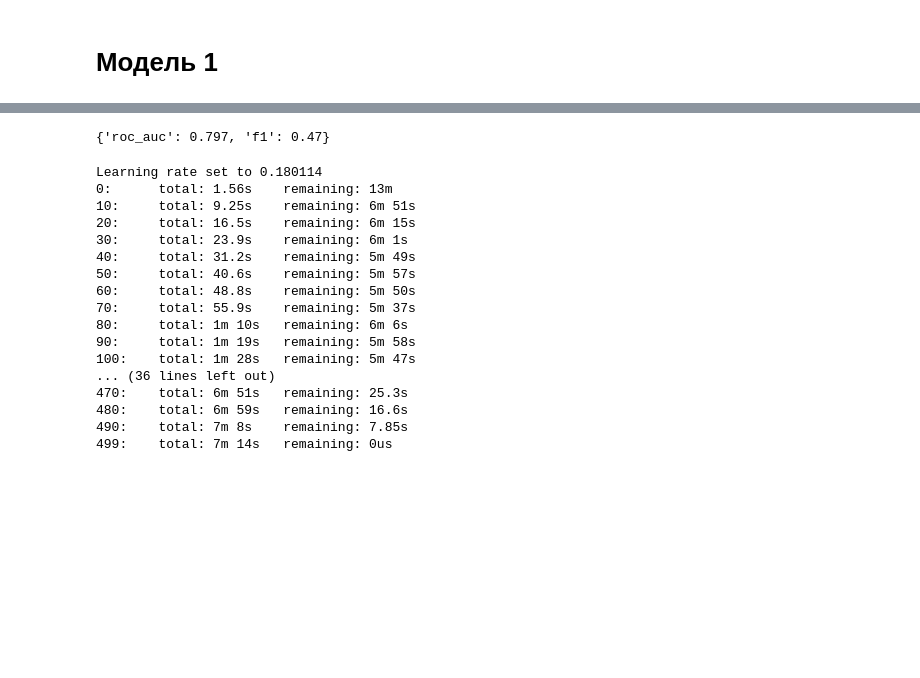
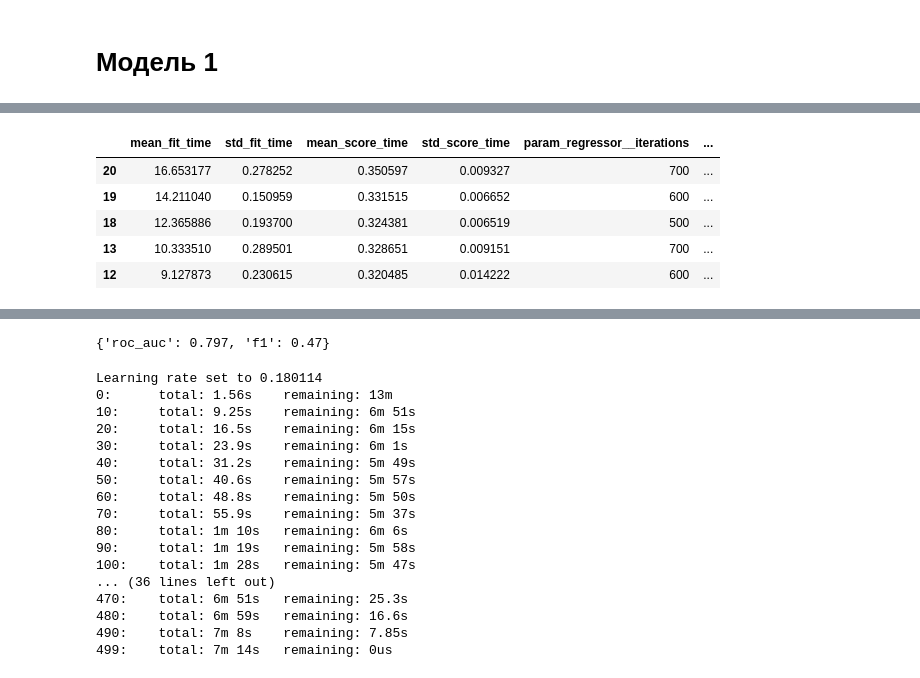
Before and after one commit to johnmcv761/Ya_hackaton_package_choose, a Jupyter notebook: catboost.ipynb, the cells around one changed output, grey strips where cells are left out. Saved outputs shown, nothing was run; the diff lists cells and outputs as text; code cells hidden in the pictures; blank space fills up the shorter version.

```diff
--- a/catboost.ipynb
+++ b/catboost.ipynb
@@ -574,3 +561,9 @@ X_train, X_test, y_train, y_test = train_test_split(X, y,
                                                     shuffle=True,
                                                     stratify=df_no_outlier_vol['selected_carton']
                                                     )
+# %%
+categorical = list(corr_cargo_carton_categ.astype(str))
+print(f"Категориальные признаки: {categorical}")
+
+numerical = list(set(X_train.columns) - set(categorical))
+print(f"Числовые признаки: {numerical}")
@@ -576,0 +626,3 @@ X_train, X_test, y_train, y_test = train_test_split(X, y,
+# %%
+%%time
+grid.fit(X_train, y_train)
@@ -576,0 +648,10 @@ X_train, X_test, y_train, y_test = train_test_split(X, y,
+# %%
+result = pd.DataFrame(grid.cv_results_)
+result.sort_values('mean_test_score', ascending=False).head()
+# %% [output]
+|  | mean_fit_time | std_fit_time | mean_score_time | std_score_time | param_regressor__iterations | ... |
+| 20 | 16.653177 | 0.278252 | 0.350597 | 0.009327 | 700 | ... |
+| 19 | 14.211040 | 0.150959 | 0.331515 | 0.006652 | 600 | ... |
+| 18 | 12.365886 | 0.193700 | 0.324381 | 0.006519 | 500 | ... |
+| 13 | 10.333510 | 0.289501 | 0.328651 | 0.009151 | 700 | ... |
+| 12 | 9.127873 | 0.230615 | 0.320485 | 0.014222 | 600 | ... |
```
Also changed, not shown: parts of 21 cells of this notebook.
